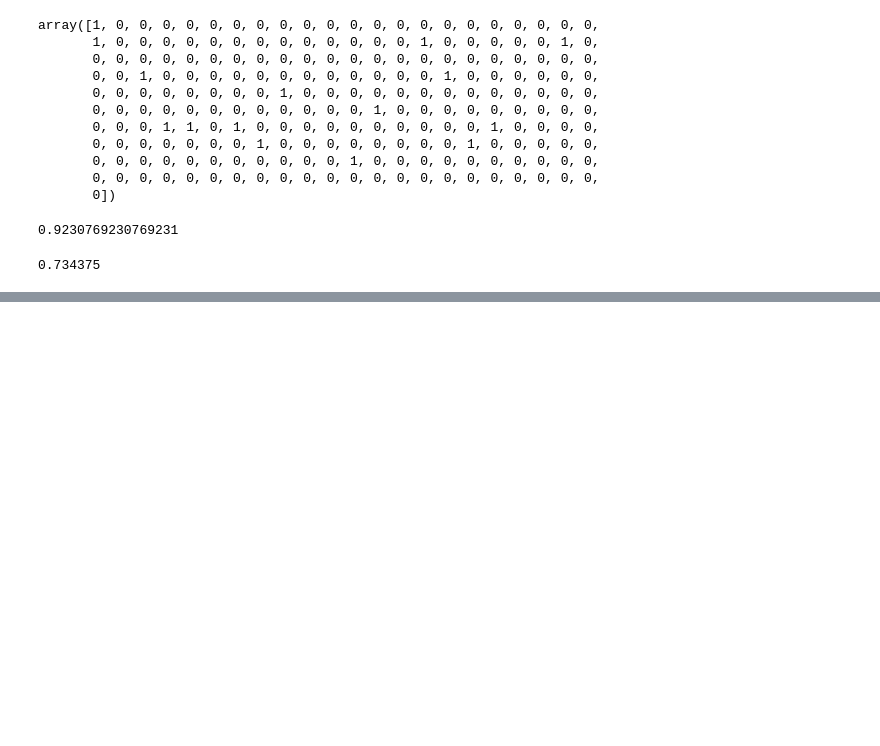
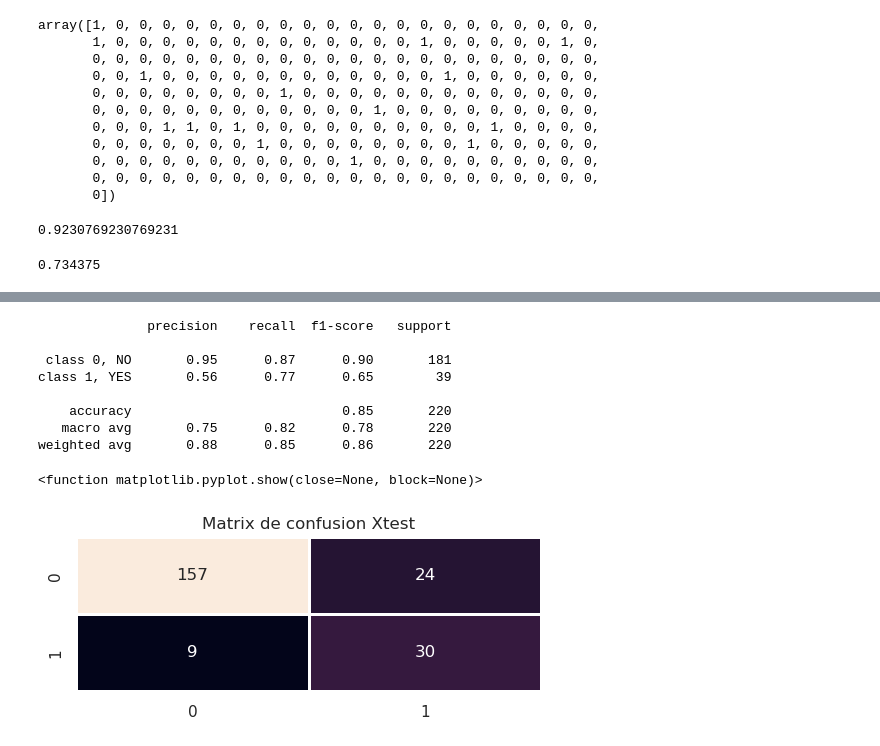
Before and after one commit to fran-dev-front/actividad2_3, a Jupyter notebook: Actividad_Semanas_3_y_4.ipynb, the cells around one changed output, grey strips where cells are left out. Cells and saved outputs as stored; diff of their text form; code cells hidden in the pictures; blank space fills up the shorter version.

```diff
--- a/Actividad_Semanas_3_y_4.ipynb
+++ b/Actividad_Semanas_3_y_4.ipynb
@@ -1416,0 +1457,5 @@ weighted avg       0.87      0.80      0.82      1029
+# %%
+predictionsXtrainT_selected = logisticRegr_smote.predict(X_test_selected)
+predictionsXtrainT_selected
+le.fit(predictionsXtrainT_selected)
+predictionsXtrainT_selected = le.transform(predictionsXtrainT_selected)
@@ -1416,0 +1471,21 @@ weighted avg       0.87      0.80      0.82      1029
+# %%
+cf_matrix_ytrainT = confusion_matrix(ytestT, predictionsXtrainT_selected)
+plt.figure(figsize=(6, 2))
+
+plt.title('Matrix de confusion XtestT')
+target_names = ['class 0, NO', 'class 1, YES']
+print(classification_report(ytestT, predictionsXtrainT_selected, target_names=target_names))
+sns.heatmap(cf_matrix_ytrainT, linewidths=1, annot=True, fmt='g', cbar=False,)
+
+plt.show
+# %% [output]
+              precision    recall  f1-score   support
+
+ class 0, NO       0.95      0.87      0.90       181
+class 1, YES       0.56      0.77      0.65        39
+
+    accuracy                           0.85       220
+   macro avg       0.75      0.82      0.78       220
+weighted avg       0.88      0.85      0.86       220
+<function matplotlib.pyplot.show(close=None, block=None)>
+[figure, added]
```
Also changed, not shown: parts of 12 cells of this notebook.
